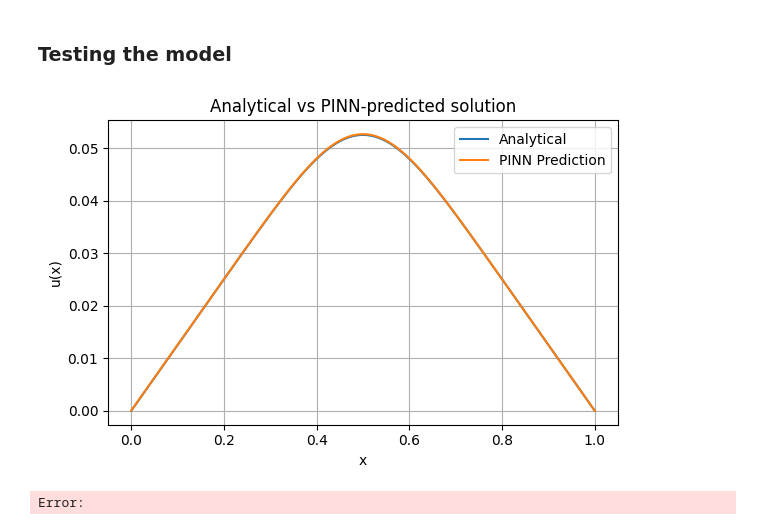
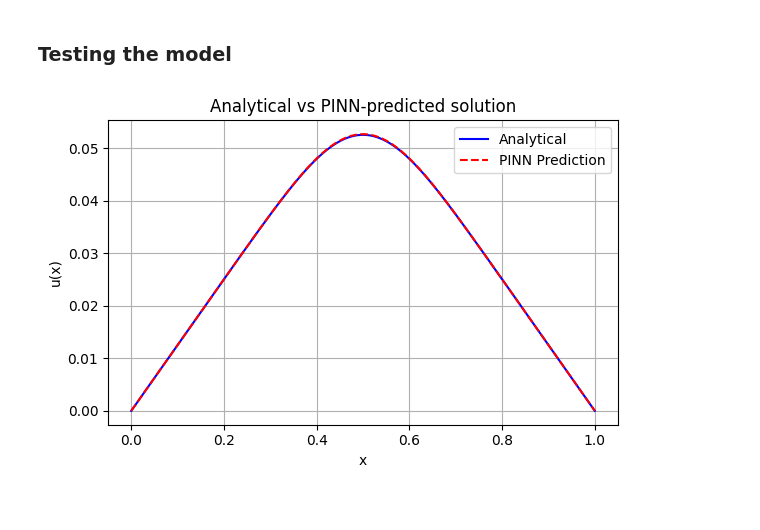
Before and after one commit to Aman-Sunesh/Physics-Informed-Neural-Networks-for-Classical-Physics-Laws, a Jupyter notebook: 1D_Poisson_Equation.ipynb, the cells around one changed output. Saved outputs shown, nothing was run; the diff lists cells and outputs as text; code cells hidden in the pictures.

```diff
--- a/1D_Poisson_Equation.ipynb
+++ b/1D_Poisson_Equation.ipynb
@@ -245,16 +251,15 @@ y_true = analytical_u(x_test_np, A, x0, sigma)
 # %%
 # Plot the Results
 plt.figure(figsize=(6,4))
 
-plt.plot(x_test, y_true, label='Analytical')
-plt.plot(x_test, y_pred_np, label='PINN Prediction')
+plt.plot(x_test, y_true, 'b-', label='Analytical')
+plt.plot(x_test, y_pred_np, 'r--', label='PINN Prediction')
 plt.xlabel('x')
 plt.ylabel('u(x)')
 plt.title('Analytical vs PINN‐predicted solution')
 plt.legend()
 plt.grid(True)
 plt.tight_layout()
 plt.show()
 # %% [output]
-[figure, old version]
+[figure, new version]
-Error:
```
Also changed, not shown: parts of 2 cells of this notebook, 1 other file.
